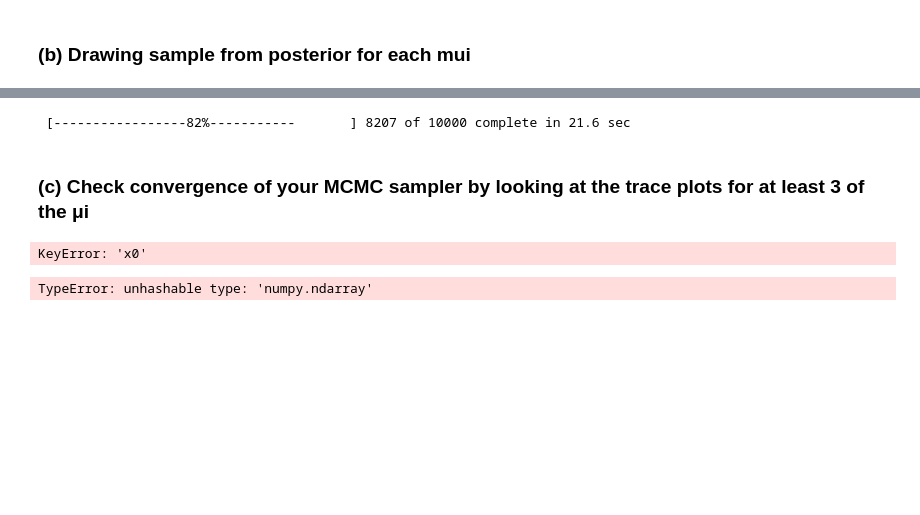
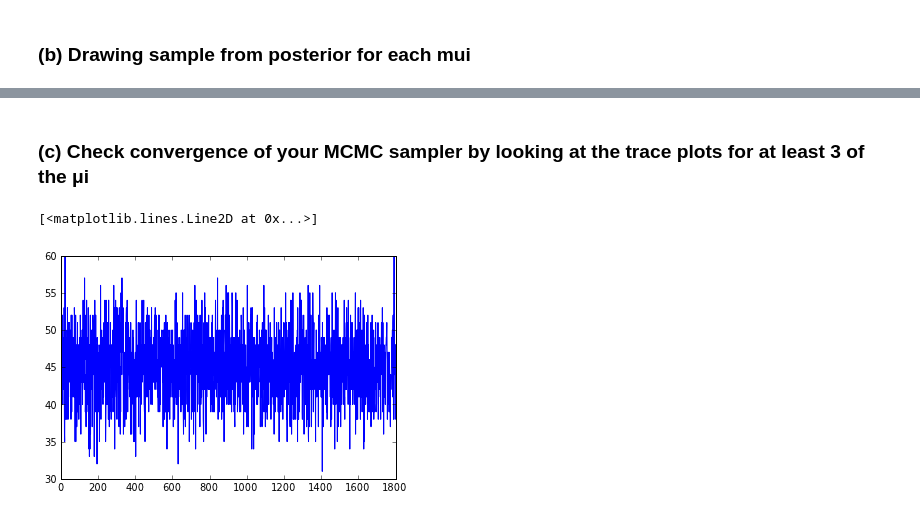
Before and after one commit to sonalisharma/pythonseminar, a Jupyter notebook: HW11/HW11.ipynb, the cells around one changed output, grey strips where cells are left out. Drawn from its saved outputs; the diff is of its cells as text; code cells hidden in the pictures; blank space fills up the shorter version.

```diff
--- a/HW11/HW11.ipynb
+++ b/HW11/HW11.ipynb
@@ -132,15 +124,2 @@ Plotting x7
-# %%
-N_samp = 10000
-N_burn = 1000
-import pymc
-mcsample = {}
-model = {}
-mc = {}
-for i in range(len(data)):
-    model[i] = pymc.Model([mus['mu'+ str(i)],xs['x' + str(i)]])
-    mc[i] = pymc.MCMC(model[i])
-    mcsample[i] = mc[i].sample(N_samp, burn=N_burn, thin=5)
-# %% [output]
- [-----------------82%-----------       ] 8207 of 10000 complete in 21.6 sec
 # %% [markdown]
 ### (c) Check convergence of your MCMC sampler by looking at the trace plots for at least 3 of the μi
@@ -151,8 +126,5 @@ mc = pymc.MCMC(m)
-# %%
-pymc.Matplot.plot(b)
-# %% [output]
-KeyError: 'x0'
-# %%
-mc.value
-# %% [output]
-TypeError: unhashable type: 'numpy.ndarray'
+# %%
+plt.plot(mcmodel.trace("x1")[:])
+# %% [output]
+[<matplotlib.lines.Line2D at 0x...>]
+[figure, added]
```
Also changed, not shown: parts of 12 cells of this notebook.
